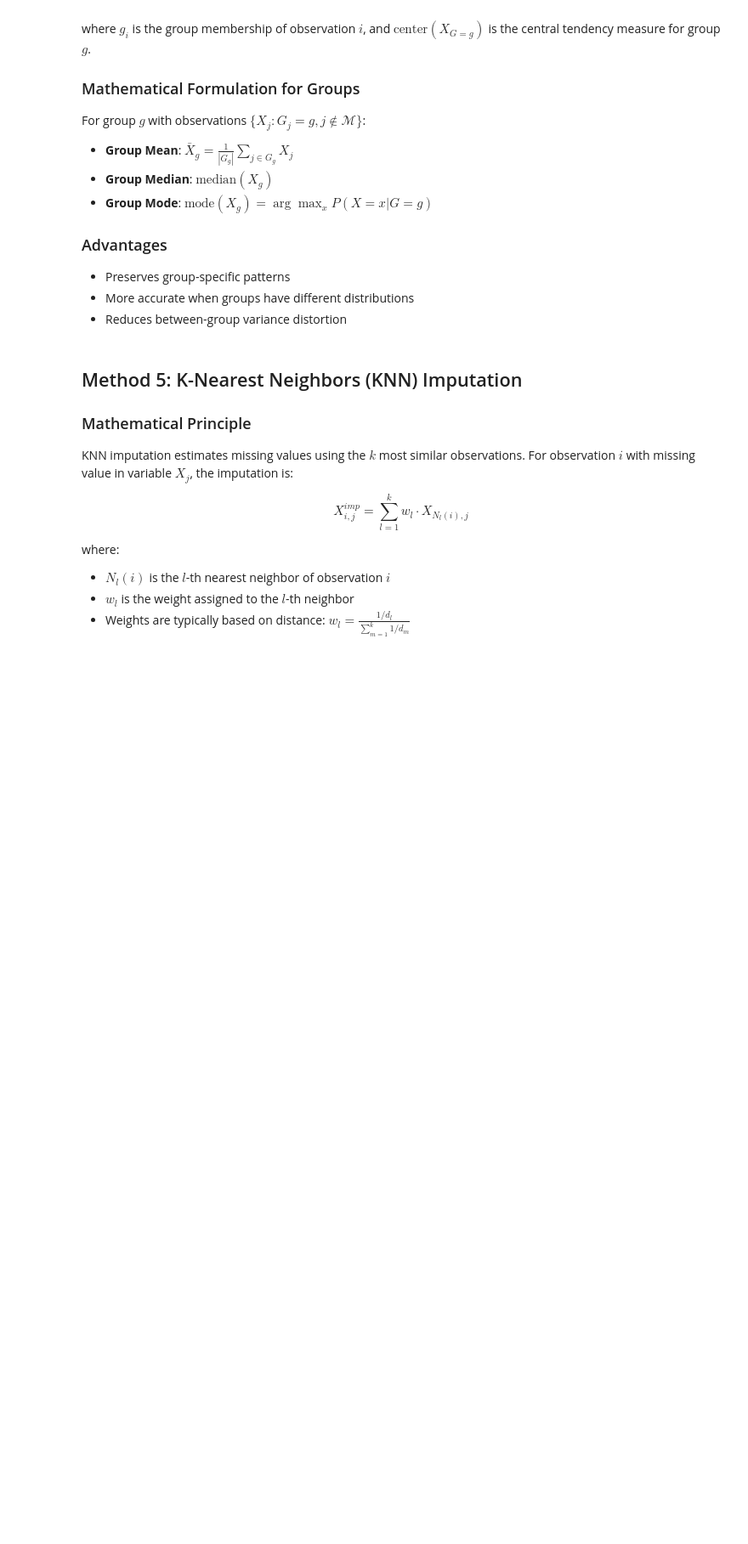
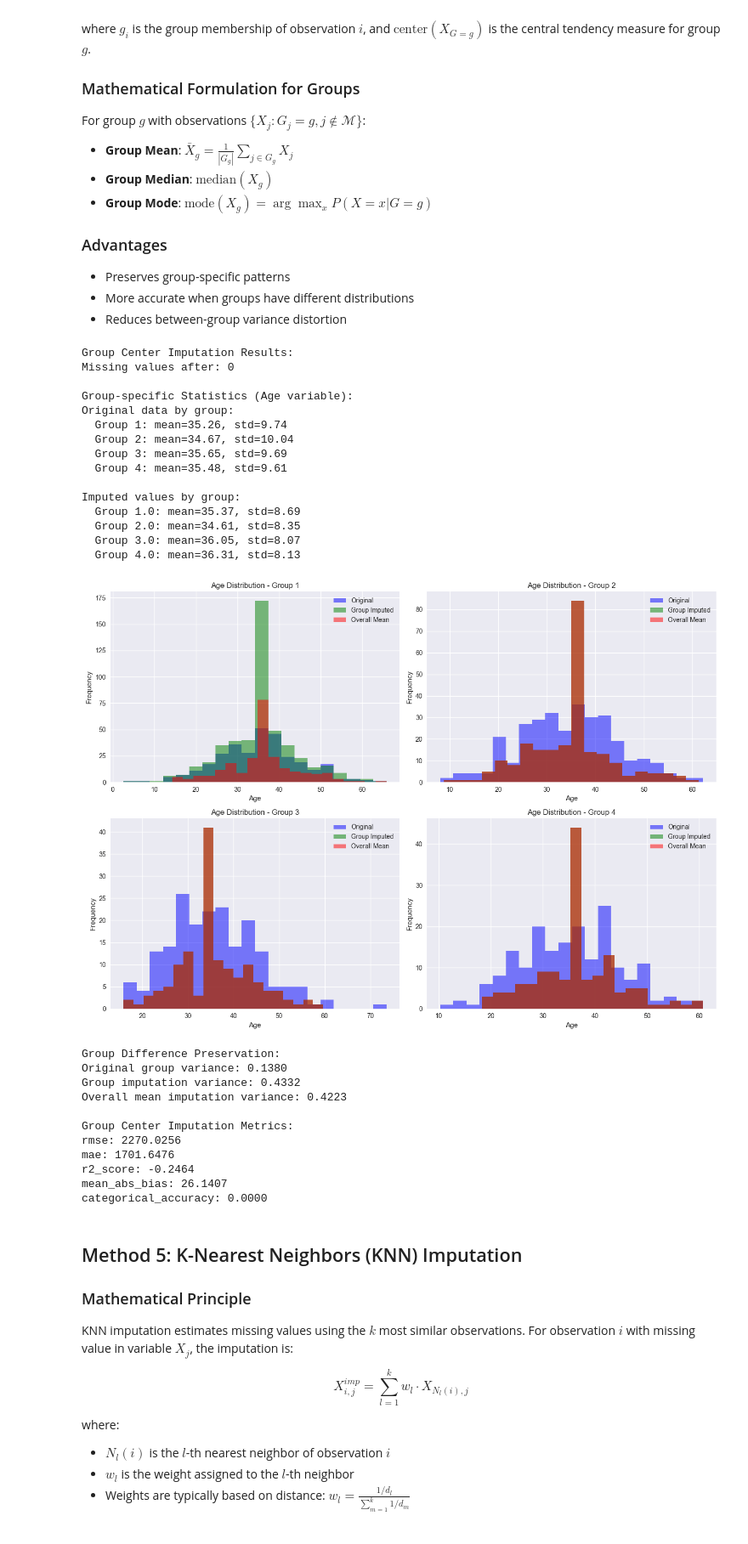
Before and after one commit to matheusDornelles/Pattern_Recognition_Final_Project, a Jupyter notebook: notebooks/comprehensive_missing_data_methods.ipynb, the cells around one changed output. Shown at 85% size. Saved outputs shown, nothing was run; the diff lists cells and outputs as text; code cells hidden in the pictures; blank space fills up the shorter version.

```diff
--- a/notebooks/comprehensive_missing_data_methods.ipynb
+++ b/notebooks/comprehensive_missing_data_methods.ipynb
@@ -384,9 +434,16 @@ For group $g$ with observations $\{X_j : G_j = g, j \notin \mathcal{M}\}$:
 # %%
 # Method 4: Group Center Imputation Example
 
+# First, fill missing values in the grouping column with a temporary value
+# This is necessary because GroupCenterImputer can't handle null values in grouping columns
+df_for_group = df_with_missing.copy()
+# Use mode (most frequent value) to fill missing categories
+category_mode = df_for_group['category'].mode()[0]
+df_for_group['category'] = df_for_group['category'].fillna(category_mode)
+
 # Apply group center imputation using 'category' as the grouping variable
-group_imputer = GroupCenterImputer(group_column='category', strategy='mean')
-df_group = group_imputer.fit_transform(df_with_missing.copy())
+group_imputer = GroupCenterImputer(group_columns='category', strategy='mean')
+df_group = group_imputer.fit_transform(df_for_group)
 
 print("Group Center Imputation Results:")
 print("Missing values after:", df_group.isnull().sum().sum())
@@ -419,33 +476,61 @@ for i, group in enumerate(sorted(df_complete['category'].unique())):
 
     axes[row, col].hist(original_group, bins=20, alpha=0.5, label='Original', color='blue')
     axes[row, col].hist(group_imputed, bins=20, alpha=0.5, label='Group Imputed', color='green')
     axes[row, col].hist(overall_imputed, bins=20, alpha=0.5, label='Overall Mean', color='red')
     axes[row, col].set_title(f'Age Distribution - Group {group}')
     axes[row, col].legend()
     axes[row, col].set_xlabel('Age')
     axes[row, col].set_ylabel('Frequency')
 
 plt.tight_layout()
 plt.show()
 
 # Calculate preservation of group differences
 print("\nGroup Difference Preservation:")
 original_group_means = [df_complete[df_complete['category'] == g]['age'].mean()
                        for g in sorted(df_complete['category'].unique())]
 group_imputed_means = [df_group[df_group['category'] == g]['age'].mean()
                       for g in sorted(df_group['category'].unique())]
 overall_imputed_means = [df_overall_mean[df_overall_mean['category'] == g]['age'].mean()
                         for g in sorted(df_overall_mean['category'].unique())]
 
 print(f"Original group variance: {np.var(original_group_means):.4f}")
 print(f"Group imputation variance: {np.var(group_imputed_means):.4f}")
 print(f"Overall mean imputation variance: {np.var(overall_imputed_means):.4f}")
 
 # Evaluate performance
 group_metrics = evaluator.evaluate_imputation(df_complete, df_group, df_with_missing)
 print("\nGroup Center Imputation Metrics:")
 for metric, value in group_metrics.items():
     print(f"{metric}: {value:.4f}")
+# %% [output]
+Group Center Imputation Results:
+Missing values after: 0
+
+Group-specific Statistics (Age variable):
+Original data by group:
+  Group 1: mean=35.26, std=9.74
+  Group 2: mean=34.67, std=10.04
+  Group 3: mean=35.65, std=9.69
+  Group 4: mean=35.48, std=9.61
+
+Imputed values by group:
+  Group 1.0: mean=35.37, std=8.69
+  Group 2.0: mean=34.61, std=8.35
+  Group 3.0: mean=36.05, std=8.07
+  Group 4.0: mean=36.31, std=8.13
+[figure, added]
+Group Difference Preservation:
+Original group variance: 0.1380
+Group imputation variance: 0.4332
+Overall mean imputation variance: 0.4223
+
+Group Center Imputation Metrics:
+rmse: 2270.0256
+mae: 1701.6476
+r2_score: -0.2464
+mean_abs_bias: 26.1407
+categorical_accuracy: 0.0000
 # %% [markdown]
 ## Method 5: K-Nearest Neighbors (KNN) Imputation
 
```
Also changed, not shown: parts of 11 cells of this notebook, 1 other file.
